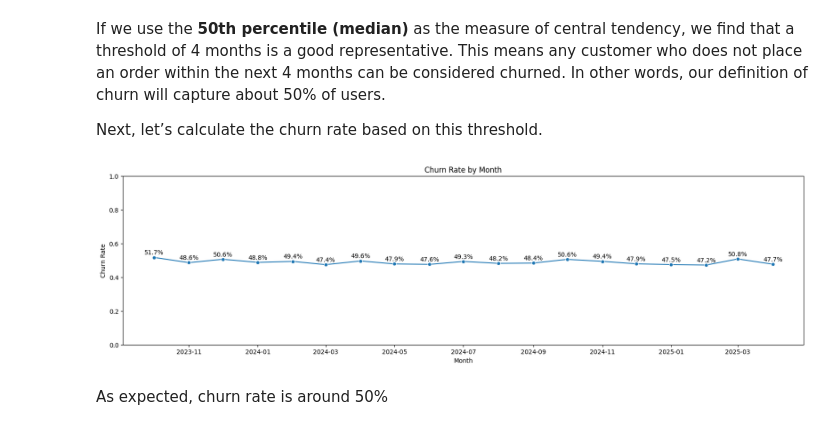
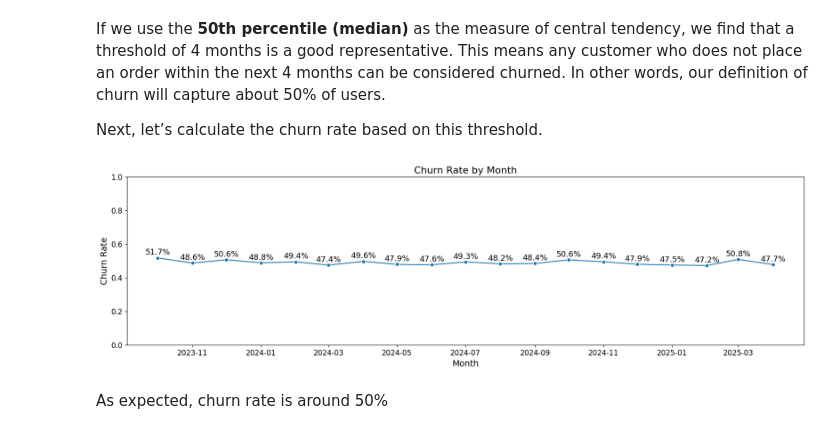
Before and after one commit to haiyen-1399/ecommerce_churn_prediction, a Jupyter notebook: churn_prediction.ipynb, the cells around one changed output. Drawn from its saved outputs; the diff is of its cells as text; code cells hidden in the pictures.

```diff
--- a/churn_prediction.ipynb
+++ b/churn_prediction.ipynb
@@ -318,21 +330,23 @@ order by 1
 df_churn = duckdb.query(query).to_df()
 # %%
 plt.figure(figsize=(20, 5))
-plt.title("Churn Rate by Month")
+plt.title("Churn Rate by Month", fontsize=16)
 plt.ylim(0, 1)
 sns.lineplot(data=df_churn, x='month', y='churn_rate', marker='o')
 
 # Add data labels
 for i, row in df_churn.iterrows():
     plt.text(row['month'], row['churn_rate'] + 0.01,  # slightly above the point
              f"{row['churn_rate']:.1%}",
-             ha='center', va='bottom', fontsize=10)
+             ha='center', va='bottom', fontsize=13)
 
-plt.xlabel("Month")
-plt.ylabel("Churn Rate")
+plt.xlabel("Month", fontsize=14)
+plt.ylabel("Churn Rate", fontsize=14)
+plt.xticks(fontsize=12)
+plt.yticks(fontsize=12)
 plt.show()
 # %% [output]
-[figure, old version]
+[figure, new version]
 # %% [markdown]
 As expected, churn rate is around 50%
 # %% [markdown]
```
Also changed, not shown: parts of 8 cells of this notebook.
